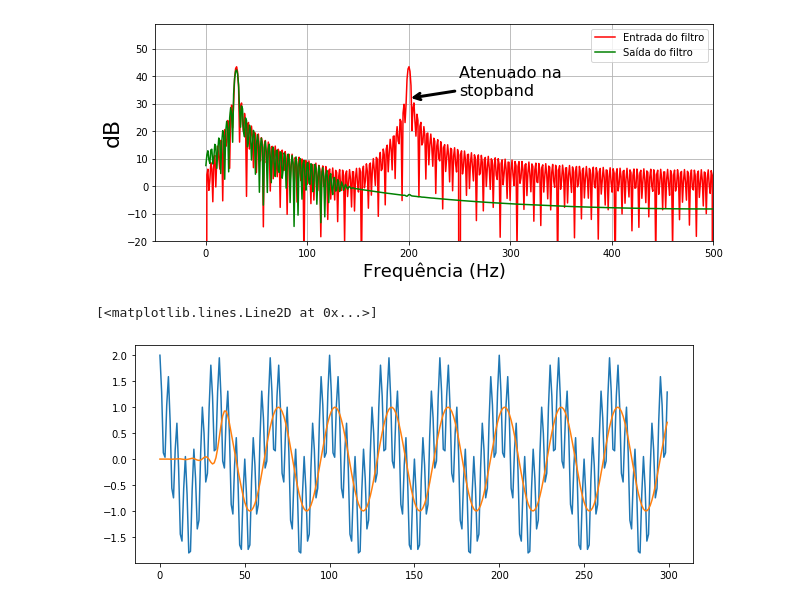
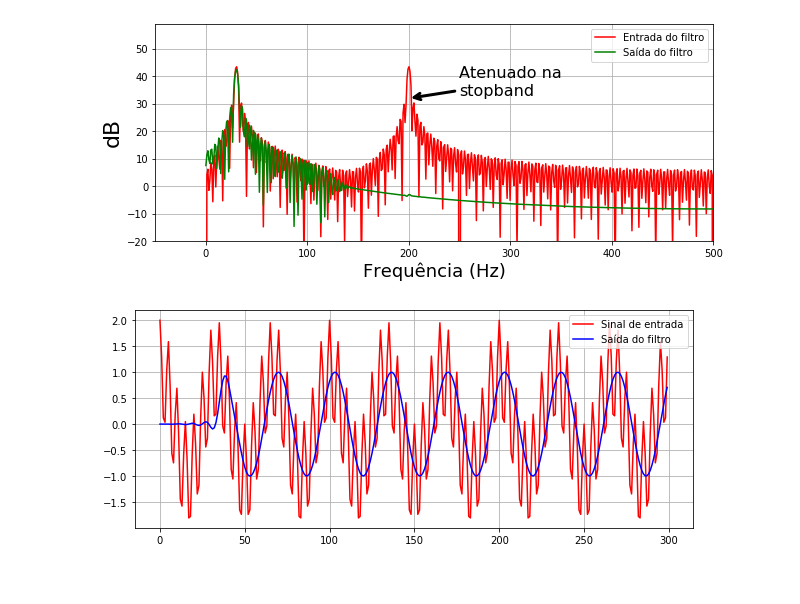
Before and after one commit to ecandeia/PDS, a Jupyter notebook: Filtros/FIR.ipynb, the cells around one changed output. Cells and saved outputs as stored; diff of their text form; code cells hidden in the pictures.

```diff
--- a/Filtros/FIR.ipynb
+++ b/Filtros/FIR.ipynb
@@ -238,9 +239,10 @@ import matplotlib.pyplot as plt
 # Apenas para janelas do tipo Kayser
 M,beta= signal.fir_filter_design.kaiserord(delta, (fstop-fpass)/(fs/2.))
 
-M = 66
-hn = signal.firwin(M,(fstop+fpass)/2.,window=('hann'),nyq=fs/2.)
-#hn = signal.firwin(M,(fstop+fpass)/2.,window=('kaiser',beta),nyq=fs/2.)
+# Para os demais filtros
+#M = 88
+#hn = signal.firwin(M,(fstop+fpass)/2.,window=('hamm'),nyq=fs/2.)
+hn = signal.firwin(M,(fstop+fpass)/2.,window=('kaiser',beta),nyq=fs/2.)
 
 w,H = signal.freqz(hn) # resposta em frequência
 
@@ -295,9 +297,13 @@ ax.legend(loc=0);
 # %%
 fig,ax = plt.subplots()
 fig.set_size_inches((10,4))
 
-ax.plot(x)
-ax.plot(y)
+# Sinal de entrada
+ax.plot(x,'r-',label='Sinal de entrada')
+
+# Sinal filtrado
+ax.plot(y,'b-',label='Saída do filtro')
+ax.legend(loc=0);
+ax.grid()
 # %% [output]
-[<matplotlib.lines.Line2D at 0x...>]
-[figure, old version]
+[figure, new version]
```
Also changed, not shown: parts of 6 cells of this notebook.
